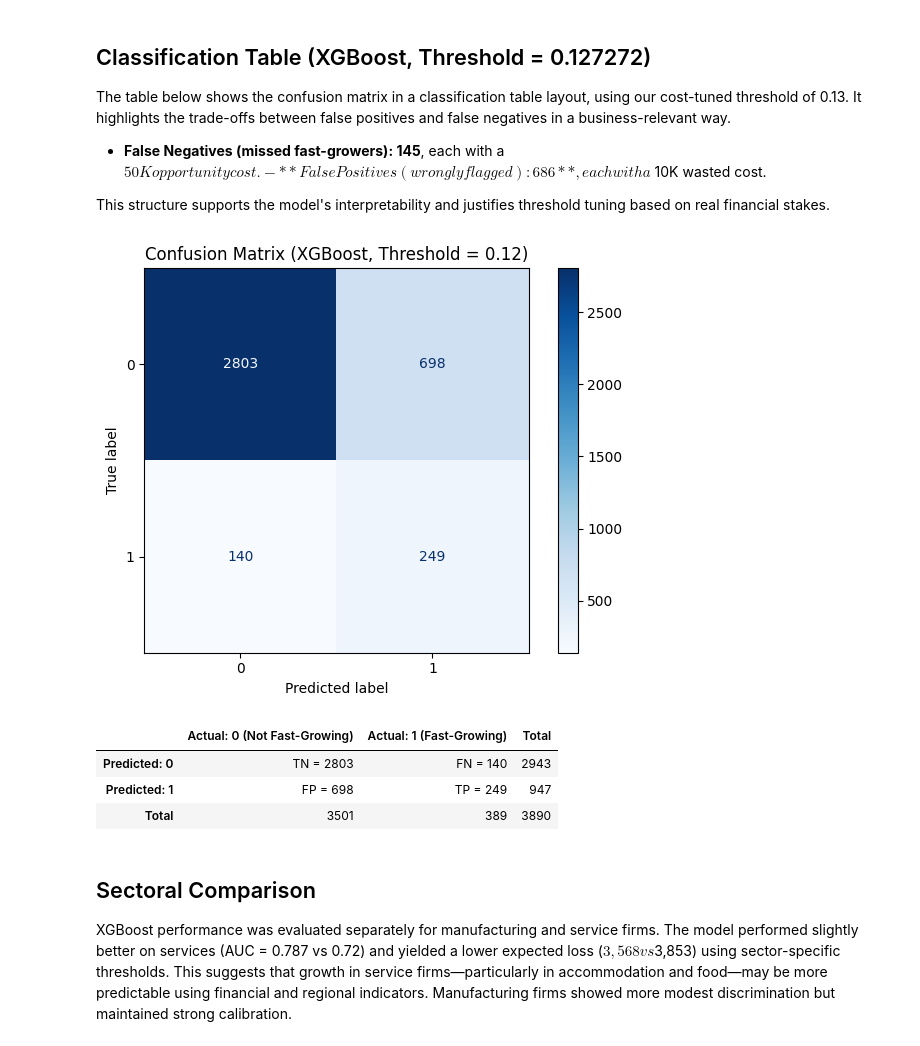
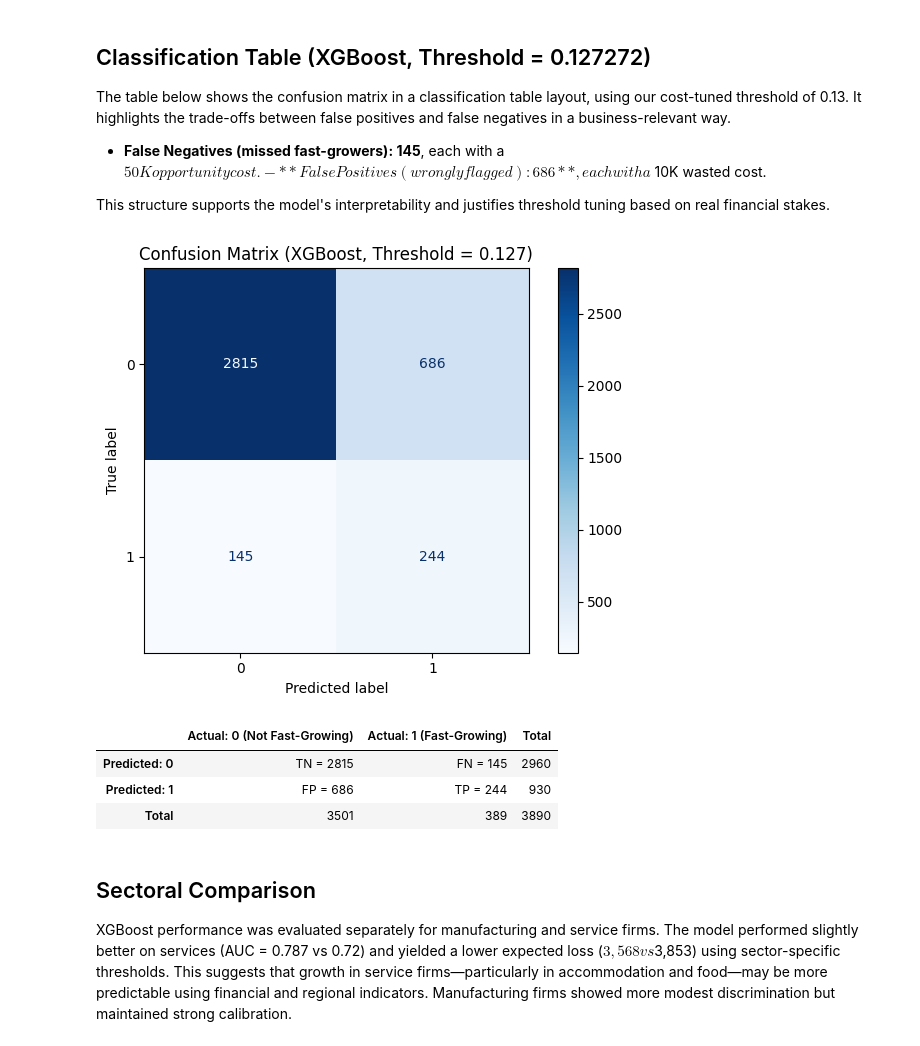
Before and after one commit to shirind76/Data_Analysis_3, a Jupyter notebook: A3/A3.ipynb, the cells around one changed output. Drawn from its saved outputs; the diff is of its cells as text; code cells hidden in the pictures.

```diff
--- a/A3/A3.ipynb
+++ b/A3/A3.ipynb
@@ -919,35 +901,38 @@ The table below shows the confusion matrix in a classification table layout, usi
 - **False Positives (wrongly flagged): 686**, each with a $10K wasted cost.
 
 This structure supports the model's interpretability and justifies threshold tuning based on real financial stakes.
-# %%
-#confusion matrix for XGBoost
-optimal_thresh = xgb_thresh
-y_pred_opt = (y_prob_xgb >= optimal_thresh).astype(int)
-
-cm = confusion_matrix(y_test, y_pred_opt)
-disp = ConfusionMatrixDisplay(confusion_matrix=cm)
-disp.plot(cmap="Blues")
-plt.title(f"Confusion Matrix (XGBoost, Threshold = {optimal_thresh:.2f})")
-plt.tight_layout()
-plt.show()
-# %% [output]
-[figure, removed]
 # %%
-# Extract TN, FP, FN, TP from confusion matrix
-tn, fp, fn, tp = confusion_matrix(y_test, y_pred_opt).ravel()
+# If xgb_thresh is not defined, assign it manually (or compute it via your loss tuning)
+xgb_thresh = 0.12727272727272726  # Replace this with your actual tuned threshold if needed
+y_prob_xgb = xgb_pipeline.predict_proba(X_test)[:, 1]
 
-# Create classification table
+# Step 1: Compute predictions using the threshold
+y_pred_opt = (y_prob_xgb >= xgb_thresh).astype(int)
+
+# Step 2: Compute confusion matrix
+cm = confusion_matrix(y_test, y_pred_opt)
+tn, fp, fn, tp = cm.ravel()
+
+# Step 3: Plot confusion matrix
+disp = ConfusionMatrixDisplay(confusion_matrix=cm)
+disp.plot(cmap="Blues")
+plt.title(f"Confusion Matrix (XGBoost, Threshold = {xgb_thresh:.3f})")
+plt.tight_layout()
+plt.show()
+
+# Step 4: Create classification table
 classification_table = pd.DataFrame({
     "Actual: 0 (Not Fast-Growing)": [f"TN = {tn}", f"FP = {fp}", f"{tn + fp}"],
     "Actual: 1 (Fast-Growing)": [f"FN = {fn}", f"TP = {tp}", f"{fn + tp}"],
     "Total": [f"{tn + fn}", f"{fp + tp}", f"{tn + fn + fp + tp}"]
 }, index=["Predicted: 0", "Predicted: 1", "Total"])
 
 classification_table
 # %% [output]
+[figure, added]
 |  | Actual: 0 (Not Fast-Growing) | Actual: 1 (Fast-Growing) | Total |
-| Predicted: 0 | TN = 2803 | FN = 140 | 2943 |
-| Predicted: 1 | FP = 698 | TP = 249 | 947 |
+| Predicted: 0 | TN = 2815 | FN = 145 | 2960 |
+| Predicted: 1 | FP = 686 | TP = 244 | 930 |
 | Total | 3501 | 389 | 3890 |
 # %% [markdown]
 ## Sectoral Comparison
```
Also changed, not shown: parts of 15 cells of this notebook.
